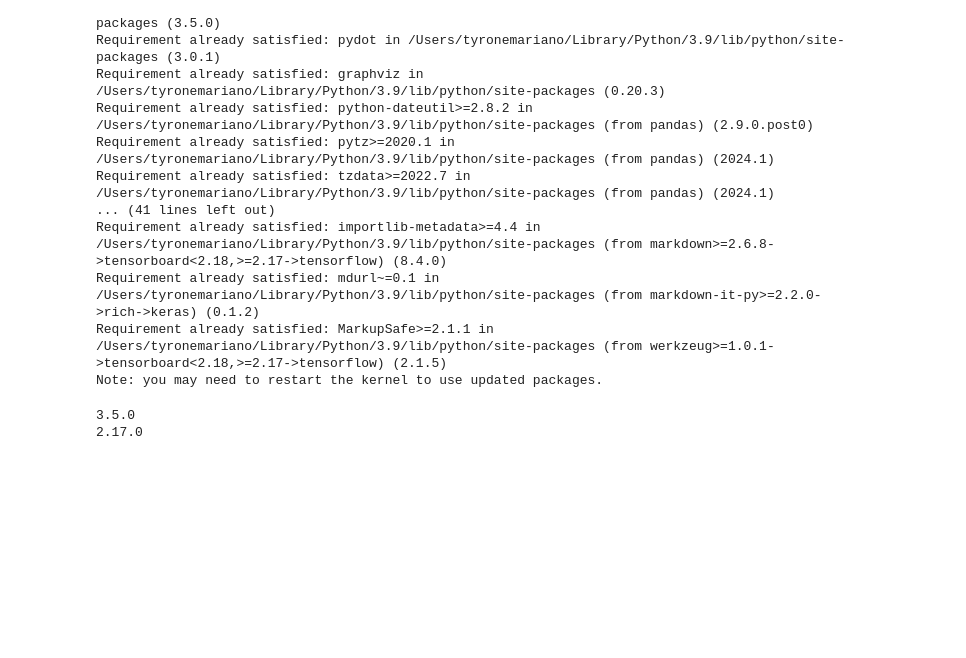
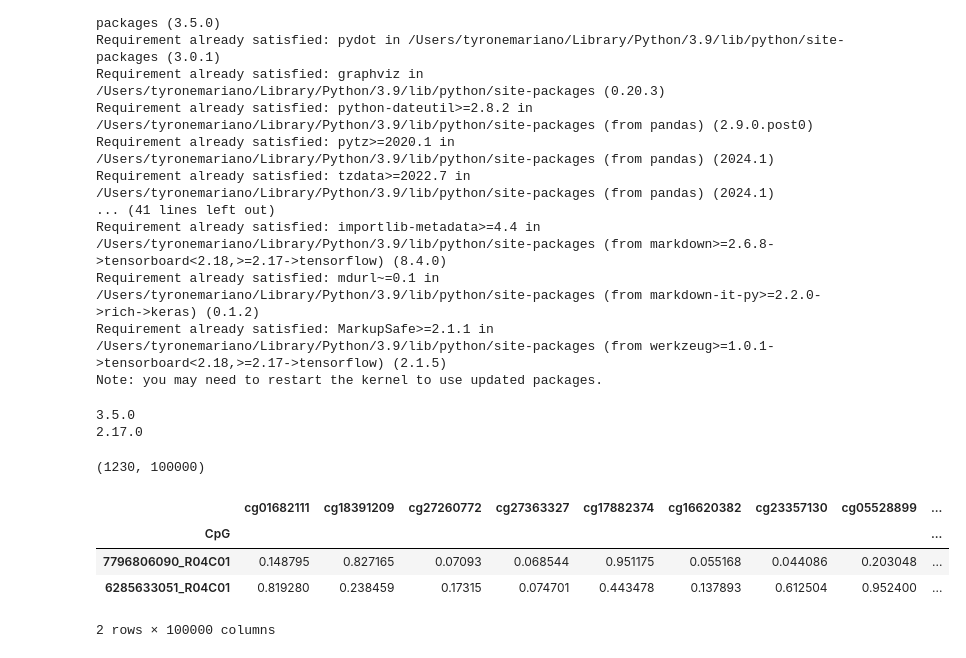
Before and after one commit to ich-bin-tyrone/methyl-vae, a Jupyter notebook: vae.ipynb, the cells around one changed output. Saved outputs shown, nothing was run; the diff lists cells and outputs as text; code cells hidden in the pictures; blank space fills up the shorter version.

```diff
--- a/vae.ipynb
+++ b/vae.ipynb
@@ -65,0 +139,10 @@ sns.set_context("paper", rc={"font.size":14,"axes.titlesize":15,"axes.labelsize"
+# %%
+print(methyl_df1.shape)
+methyl_df1.head(2)
+# %% [output]
+(1230, 100000)
+|  | cg01682111 | cg18391209 | cg27260772 | cg27363327 | cg17882374 | cg16620382 | cg23357130 | cg05528899 | ... |
+| CpG |  |  |  |  |  |  |  |  | ... |
+| 7796806090_R04C01 | 0.148795 | 0.827165 | 0.07093 | 0.068544 | 0.951175 | 0.055168 | 0.044086 | 0.203048 | ... |
+| 6285633051_R04C01 | 0.819280 | 0.238459 | 0.17315 | 0.074701 | 0.443478 | 0.137893 | 0.612504 | 0.952400 | ... |
+2 rows × 100000 columns
```
Also changed, not shown: parts of 13 cells of this notebook.
